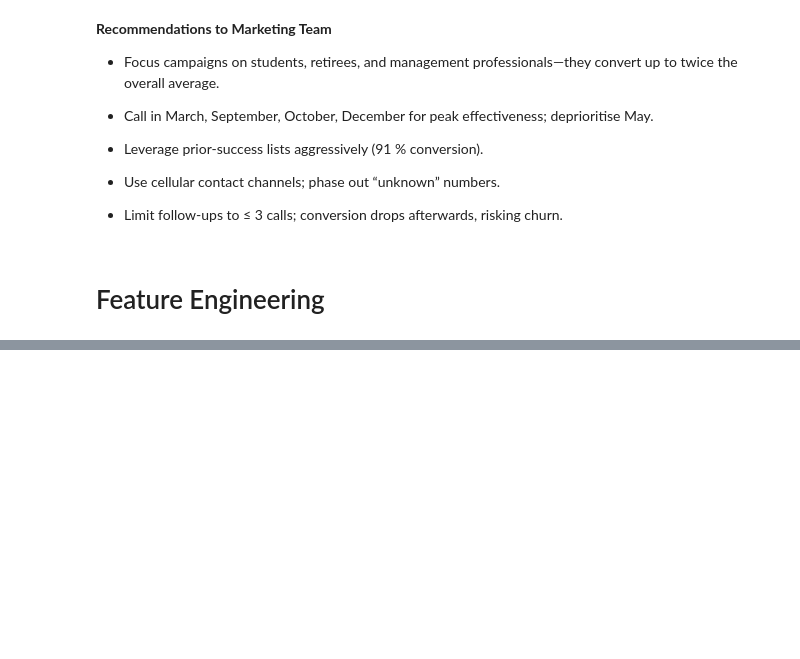
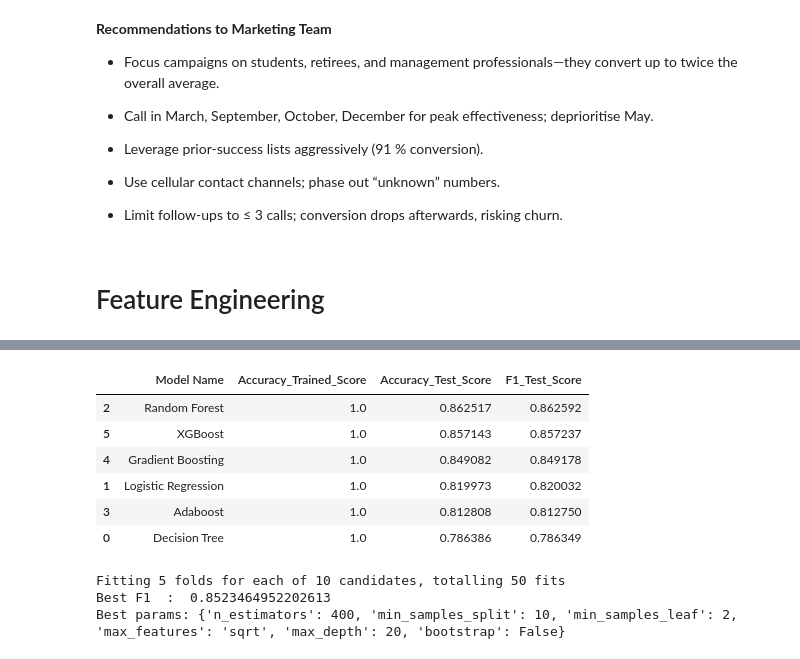
Before and after one commit to iyan-coder/EDA-and-Model-Trainer-3, a Jupyter notebook: BankMarketing.ipynb, the cells around one changed output, grey strips where cells are left out. Cells and saved outputs as stored; diff of their text form; code cells hidden in the pictures; blank space fills up the shorter version.

```diff
--- a/BankMarketing.ipynb
+++ b/BankMarketing.ipynb
@@ -669,0 +726,13 @@ Saved ➜ categorical_deposit_summary.csv
+# %%
+def winsorize_array(X, limits=(0.01, 0.01)):
+    """
+    X: ndarray, shape (n_samples, n_features)
+    limits: tuple(lower_pct, upper_pct) – e.g. (0.01, 0.01) for 1st/99th
+    """
+    X = X.copy()
+    for i in range(X.shape[1]):
+        X[:, i] = winsorize(X[:, i], limits=limits)
+    return X
+
+def signed_log1p(x):
+    return np.sign(x) * np.log1p(np.abs(x))
@@ -669,0 +904,54 @@ Saved ➜ categorical_deposit_summary.csv
+# %%
+pd.DataFrame(list(zip(model_list, accuracy_train_list, accuracy_test_list, f1_score_test_list)), columns=['Model Name', 'Accuracy_Trained_Score', "Accuracy_Test_Score", "F1_Test_Score"]).sort_values(by=["Accuracy_Test_Score"],ascending=False)
+# %% [output]
+|  | Model Name | Accuracy_Trained_Score | Accuracy_Test_Score | F1_Test_Score |
+| 2 | Random Forest | 1.0 | 0.862517 | 0.862592 |
+| 5 | XGBoost | 1.0 | 0.857143 | 0.857237 |
+| 4 | Gradient Boosting | 1.0 | 0.849082 | 0.849178 |
+| 1 | Logistic Regression | 1.0 | 0.819973 | 0.820032 |
+| 3 | Adaboost | 1.0 | 0.812808 | 0.812750 |
+| 0 | Decision Tree | 1.0 | 0.786386 | 0.786349 |
+# %%
+from sklearn.model_selection import RandomizedSearchCV, StratifiedKFold
+from sklearn.ensemble import RandomForestClassifier
+from sklearn.metrics import make_scorer, f1_score
+
+# 1. Base estimator
+rf = RandomForestClassifier(
+        random_state=42,
+        class_weight="balanced",      # handles class imbalance
+        n_jobs=-1                     # use all CPU cores
+     )
+
+# 2. Parameter grid
+param_grid = {
+    "n_estimators":      [200, 400,800],
+    "max_depth":         [None, 10, 20],
+    "min_samples_split": [2, 5, 10],
+    "min_samples_leaf":  [1, 2, 4],
+    "max_features":      ["sqrt", "log2", 0.5],
+    "bootstrap":         [True, False]
+}
+
+# 3. CV strategy
+cv = StratifiedKFold(n_splits=5, shuffle=True, random_state=42)
+
+# 4. Grid search
+rs = RandomizedSearchCV(
+        estimator=rf,
+        param_distributions=param_grid,
+        scoring=make_scorer(f1_score),
+        cv=cv,
+        n_jobs=-1,
+        verbose=2
+     )
+
+rs.fit(X_train_processed, y_train)
+
+print("Best F1  : ", rs.best_score_)
+print("Best params:", rs.best_params_)
+best_rf = rs.best_estimator_
+# %% [output]
+Fitting 5 folds for each of 10 candidates, totalling 50 fits
+Best F1  :  0.8523464952202613
+Best params: {'n_estimators': 400, 'min_samples_split': 10, 'min_samples_leaf': 2, 'max_features': 'sqrt', 'max_depth': 20, 'bootstrap': False}
```
Also changed, not shown: parts of 15 cells of this notebook.
